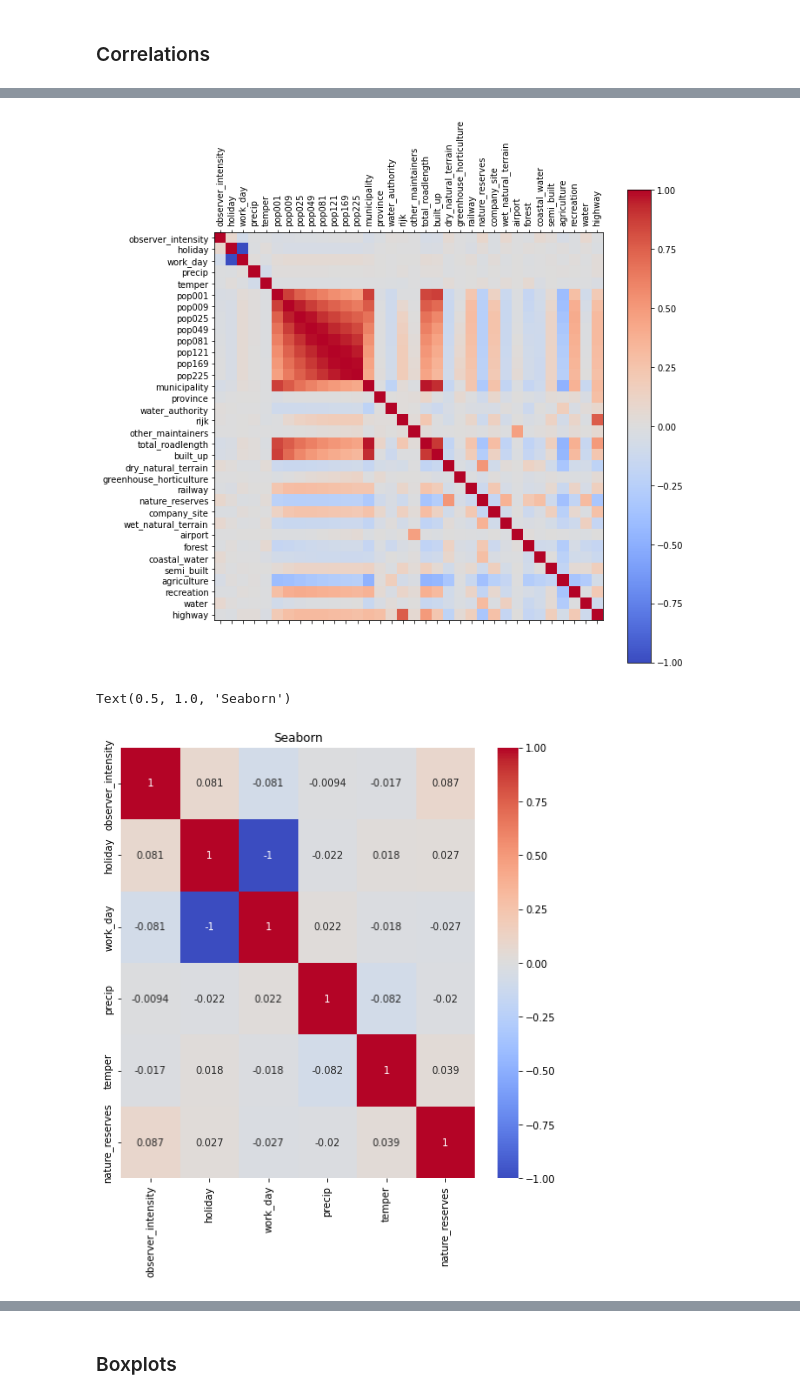
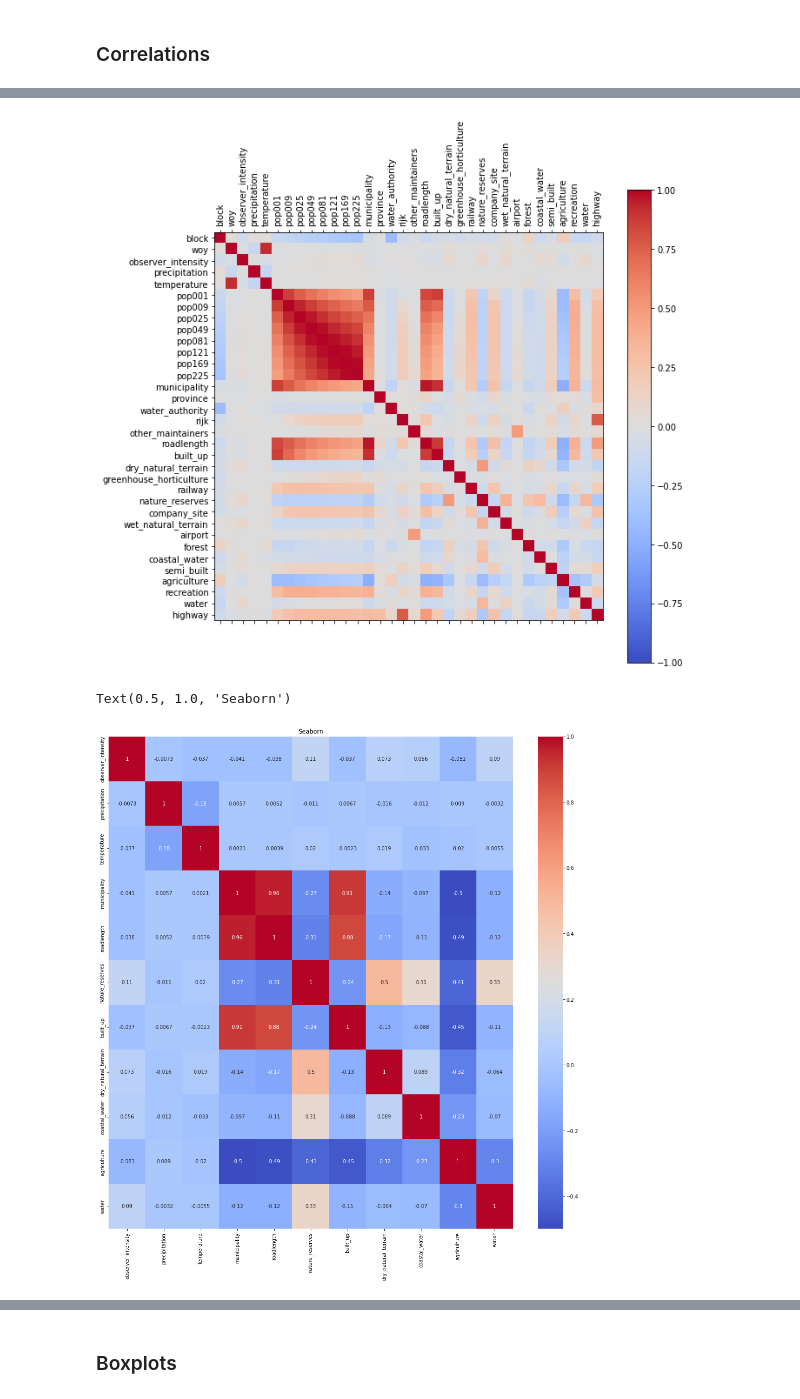
Before and after one commit to 3enedix/BGP_2021_B, a Jupyter notebook: expl_data_statistics.ipynb, the cells around one changed output, grey strips where cells are left out. Drawn from its saved outputs; the diff is of its cells as text; code cells hidden in the pictures.

Commit message:
exploratory data analysis with new weekly table

```diff
--- a/expl_data_statistics.ipynb
+++ b/expl_data_statistics.ipynb
@@ -6,7 +6,7 @@ import numpy as np
 import matplotlib.pyplot as plt
 %load_ext sql
 # %%
-data = pd.read_sql_table('dataset_2_notadded', 'postgresql://s2495929:_s2495929_@gip.itc.utwente.nl:5434/c211')
+data = pd.read_sql_table('merged_weekly', 'postgresql://s2495929:_s2495929_@gip.itc.utwente.nl:5434/c211')
 # %%
 data.head()
 # %% [output]
@@ -168,15 +139,15 @@ ax.set_xticklabels(data_norm.columns)
 ax.set_yticklabels(data_norm.columns)
 plt.show()
 # %% [output]
-[figure, old version]
+[figure, new version]
 # %%
 import seaborn
-df_seaborn_heatmap=data_norm[['observer_intensity', 'holiday', 'work_day', 'precip', 'temper' , 'nature_reserves']]
-plt.figure(figsize=(8,8))
+df_seaborn_heatmap=data_norm[['observer_intensity', 'precipitation', 'temperature', 'municipality', 'roadlength', 'nature_reserves', 'built_up', 'dry_natural_terrain', 'coastal_water', 'agriculture', 'water']]
+plt.figure(figsize=(18,18))
 seaborn.heatmap(df_seaborn_heatmap.corr(), annot=True, cmap="coolwarm").set_title('Seaborn')
 # %% [output]
 Text(0.5, 1.0, 'Seaborn')
-[figure, old version]
+[figure, new version]
 # %%
 corr
 # %% [output]
```
Also changed, not shown: parts of 18 cells of this notebook, 1 other file.
